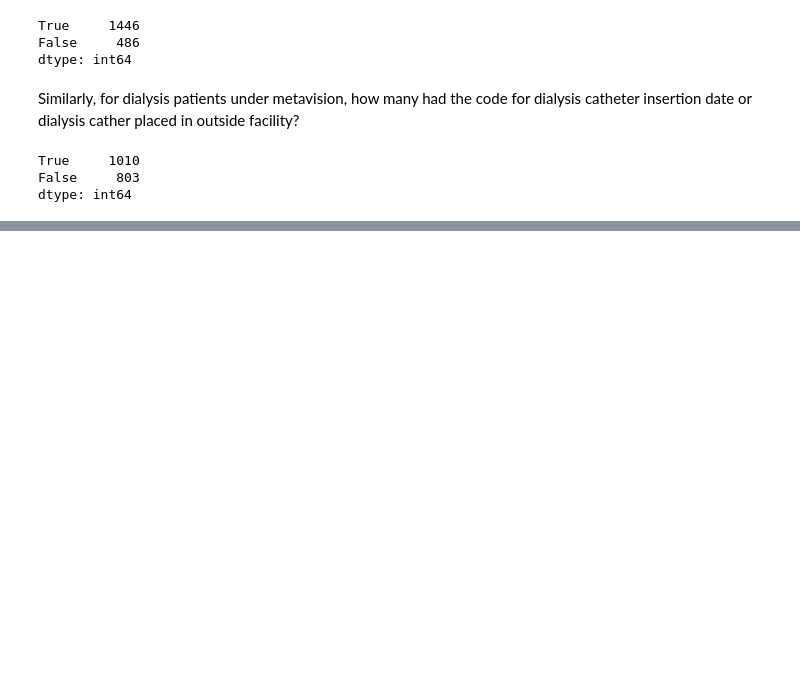
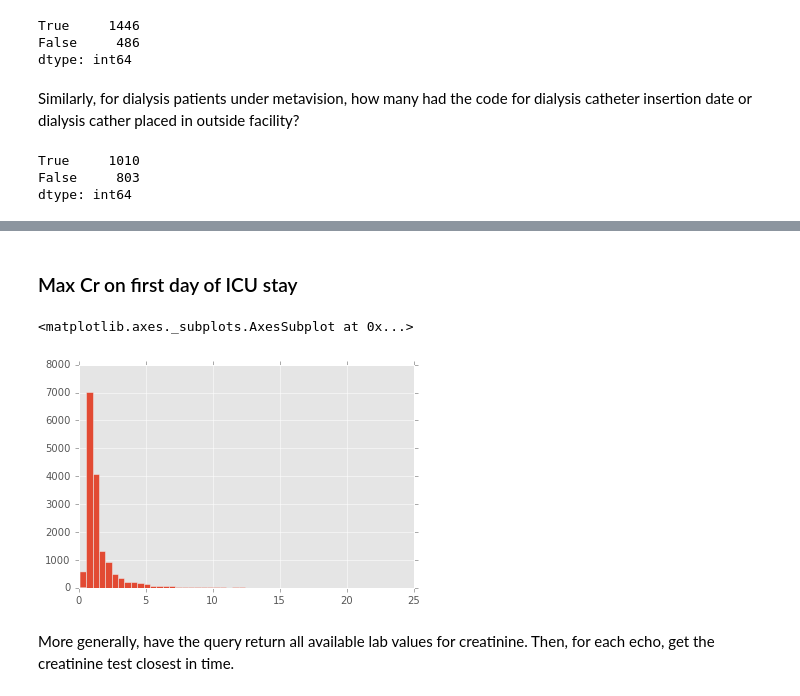
Before and after one commit to yhtgrace/echo, a Jupyter notebook: notebooks/161018_scratch.ipynb, the cells around one changed output, grey strips where cells are left out. Saved outputs shown, nothing was run; the diff lists cells and outputs as text; code cells hidden in the pictures; blank space fills up the shorter version.

```diff
--- a/notebooks/161018_scratch.ipynb
+++ b/notebooks/161018_scratch.ipynb
@@ -458,0 +608,10 @@ dtype: int64
+# %% [markdown]
+### Max Cr on first day of ICU stay
+# %%
+res = pd.merge(icu.loc[icu['time_filter']], lfd, how = 'left', on = 'icustay_id')
+res['creatinine_max'].hist(bins = 50)
+# %% [output]
+<matplotlib.axes._subplots.AxesSubplot at 0x...>
+[figure, added]
+# %% [markdown]
+More generally, have the query return all available lab values for creatinine. Then, for each echo, get the creatinine test closest in time.
```
Also changed, not shown: parts of 48 cells of this notebook, 3 other files.
